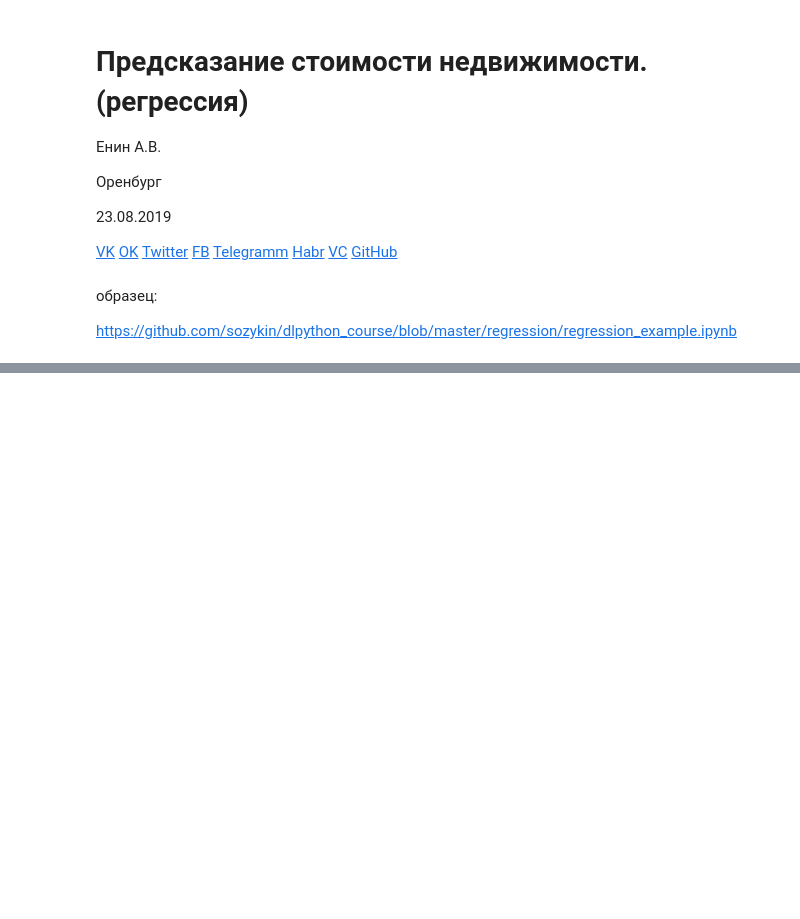
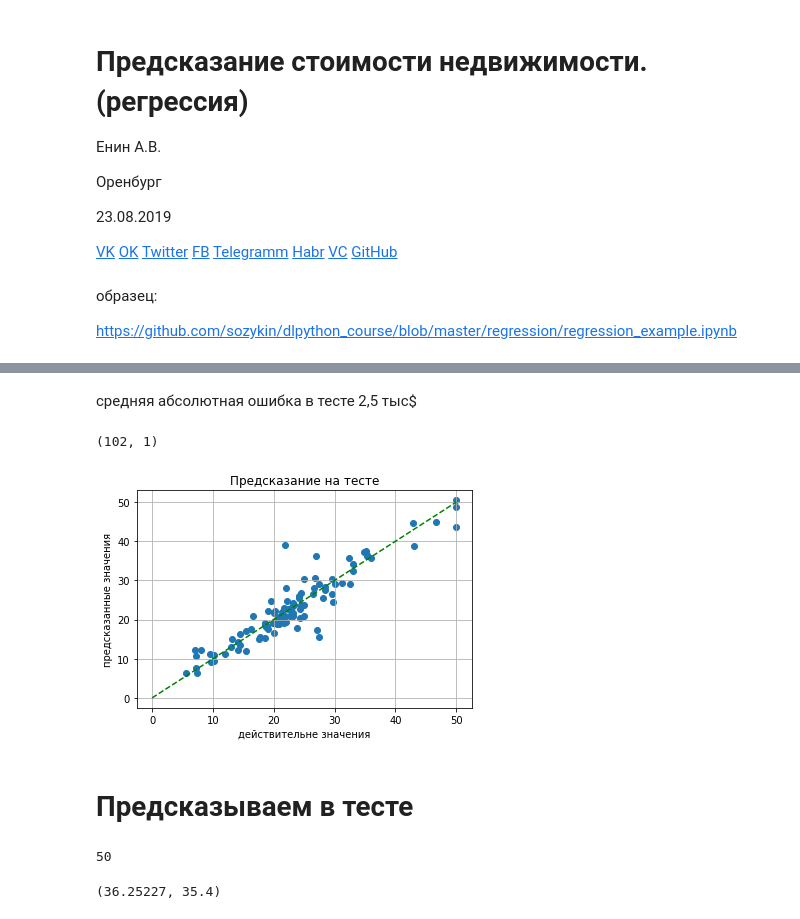
Before and after one commit to prog815/lernDLpython, a Jupyter notebook: regression_example_boston_housing.ipynb, the cells around one changed output, grey strips where cells are left out. Saved outputs shown, nothing was run; the diff lists cells and outputs as text; code cells hidden in the pictures; blank space fills up the shorter version.

```diff
--- a/regression_example_boston_housing.ipynb
+++ b/regression_example_boston_housing.ipynb
@@ -23,0 +162,28 @@ https://github.com/sozykin/dlpython_course/blob/master/regression/regression_exa
+# %% [markdown]
+средняя абсолютная ошибка в тесте 2,5 тыс$
+# %%
+pred_y_test = model.predict(norm_x_test)
+pred_y_test.shape
+# %% [output]
+(102, 1)
+# %%
+plt.scatter(y_test,pred_y_test)
+plt.plot([0,50],[0,50],'g--')
+plt.xlabel('действительне значения')
+plt.ylabel('предсказанные значения')
+plt.title('Предсказание на тесте')
+plt.grid()
+plt.show()
+# %% [output]
+[figure, added]
+# %% [markdown]
+# Предсказываем в тесте
+# %%
+index = np.random.randint(len(y_test))
+index
+# %% [output]
+50
+# %%
+model.predict(norm_x_test[index:index+1,:])[0,0],y_test[index] # прогноз и действиетльное значение
+# %% [output]
+(36.25227, 35.4)
```
Also changed, not shown: parts of 21 cells of this notebook.
